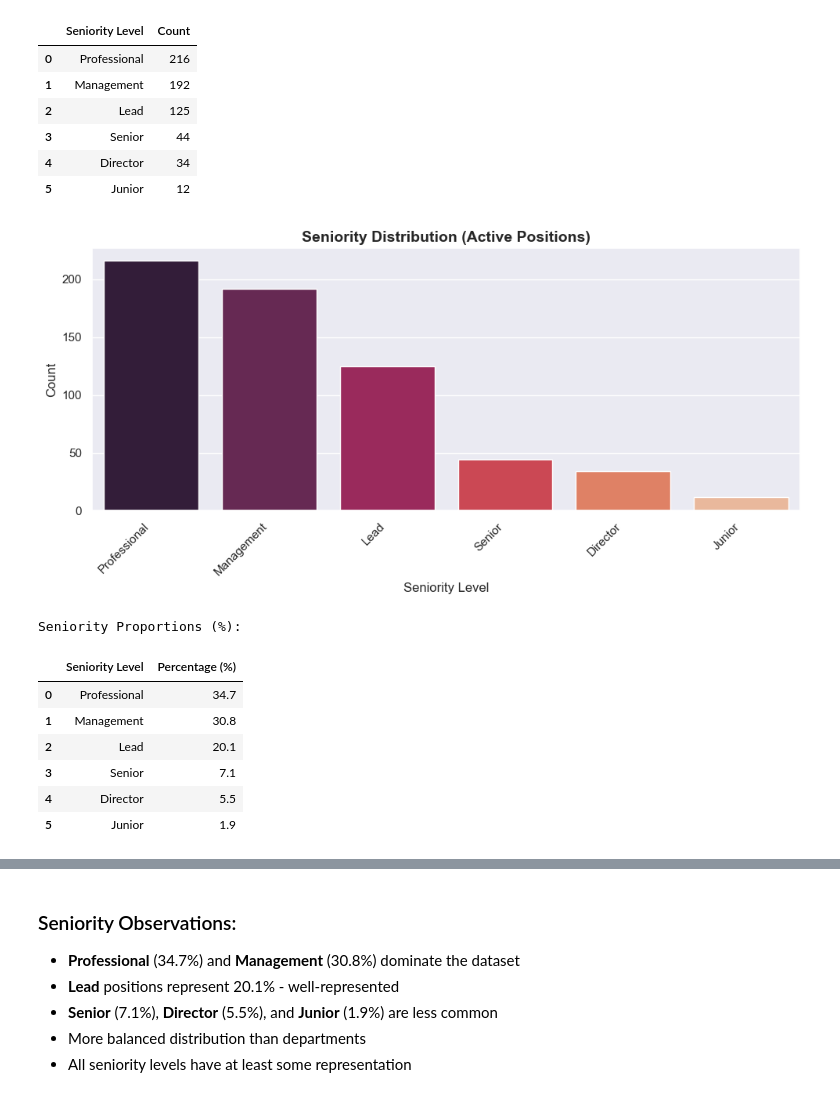
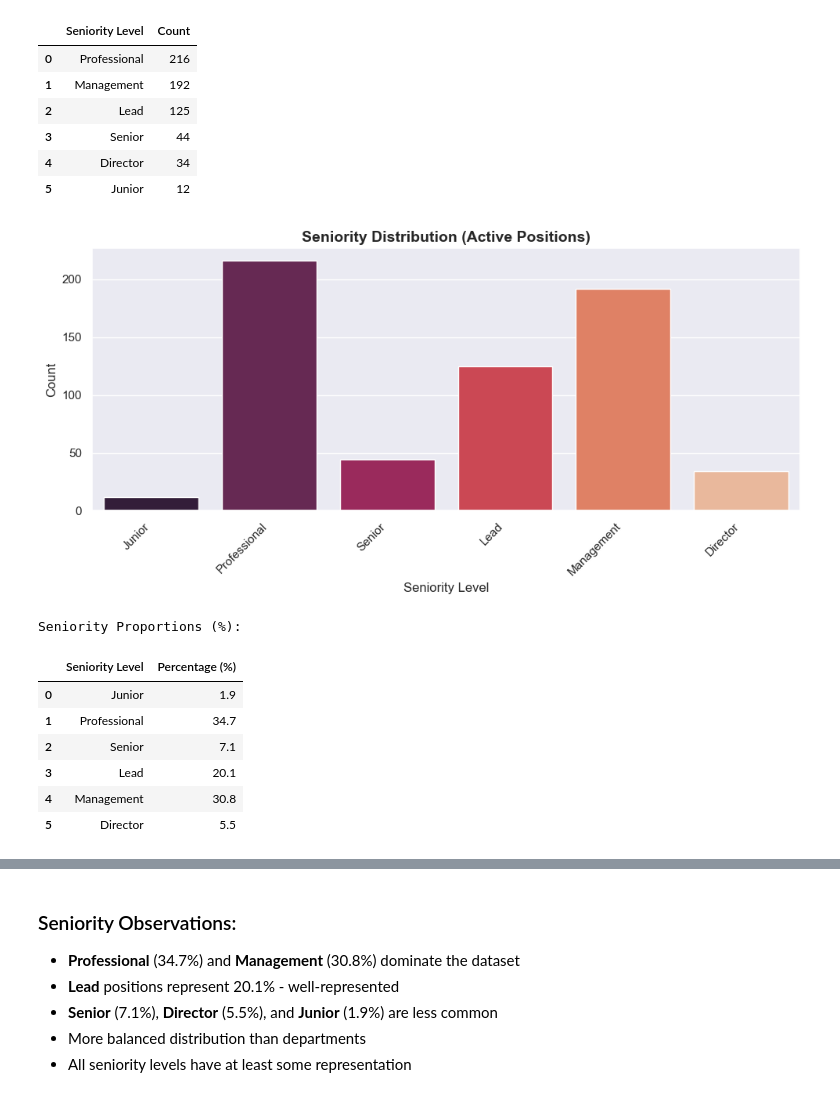
Before and after one commit to Julster35/BuzzwordLearner, a Jupyter notebook: notebooks/01_eda.ipynb, the cells around one changed output, grey strips where cells are left out. Saved outputs shown, nothing was run; the diff lists cells and outputs as text; code cells hidden in the pictures.

```diff
--- a/notebooks/01_eda.ipynb
+++ b/notebooks/01_eda.ipynb
@@ -876,27 +873,33 @@ Seniority Distribution:
 # %%
 # Visualize seniority distribution
 plt.figure(figsize=(10, 5))
 
-# Sort by count (descending)
-seniority_ordered = seniority_counts.sort_values(ascending=False)
+# Define custom order
+seniority_order = ['Junior', 'Professional', 'Senior', 'Lead', 'Management', 'Director']
+# Reindex to match the desired order, keeping only existing categories
+seniority_ordered = seniority_counts.reindex([s for s in seniority_order if s in seniority_counts.index])
 
 sns.barplot(x=seniority_ordered.index, y=seniority_ordered.values, hue=seniority_ordered.index, palette='rocket', legend=False)
 plt.title('Seniority Distribution (Active Positions)', fontsize=14, fontweight='bold')
 plt.xlabel('Seniority Level')
 plt.ylabel('Count')
 plt.xticks(rotation=45, ha='right')
 plt.tight_layout()
 plt.savefig('../reports/figures/seniority_distribution.png', dpi=150)
 plt.show()
 # %% [output]
-[figure, old version]
+[figure, new version]
 # %%
 # Seniority proportions
 seniority_props = (seniority_counts / seniority_counts.sum() * 100).round(1)
 
+# Apply the same order as in the visualization
+seniority_order = ['Junior', 'Professional', 'Senior', 'Lead', 'Management', 'Director']
+seniority_props_ordered = seniority_props.reindex([s for s in seniority_order if s in seniority_props.index])
+
 seniority_table = pd.DataFrame({
-    'Seniority Level': seniority_props.index,
-    'Percentage (%)': seniority_props.values
+    'Seniority Level': seniority_props_ordered.index,
+    'Percentage (%)': seniority_props_ordered.values
 })
 
 print("Seniority Proportions (%):")
@@ -904,9 +907,9 @@ display(seniority_table)
 # %% [output]
 Seniority Proportions (%):
 |  | Seniority Level | Percentage (%) |
-| 0 | Professional | 34.7 |
-| 1 | Management | 30.8 |
-| 2 | Lead | 20.1 |
-| 3 | Senior | 7.1 |
-| 4 | Director | 5.5 |
-| 5 | Junior | 1.9 |
+| 0 | Junior | 1.9 |
+| 1 | Professional | 34.7 |
+| 2 | Senior | 7.1 |
+| 3 | Lead | 20.1 |
+| 4 | Management | 30.8 |
+| 5 | Director | 5.5 |
```
Also changed, not shown: parts of 15 cells of this notebook, 10 other files.
